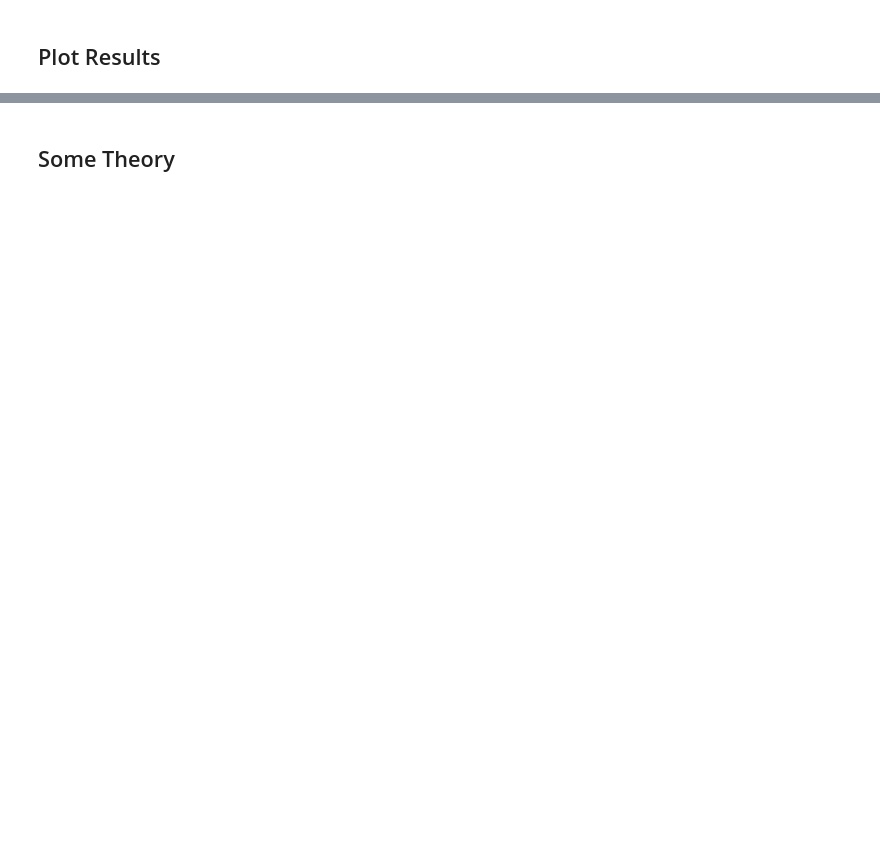
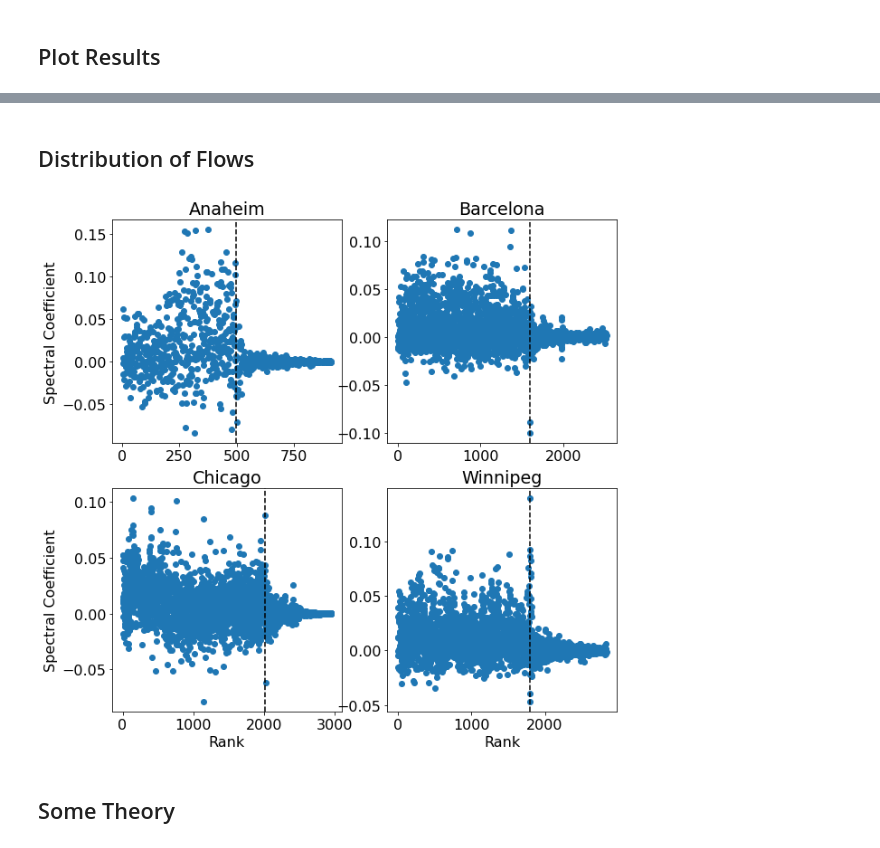
Before and after one commit to arnav-b/sensor-placement, a Jupyter notebook: flows.ipynb, the cells around one changed output, grey strips where cells are left out. Drawn from its saved outputs; the diff is of its cells as text; code cells hidden in the pictures; blank space fills up the shorter version.

```diff
--- a/flows.ipynb
+++ b/flows.ipynb
@@ -48,0 +195,14 @@ plt.savefig("results/traffic_correlations.pdf")
+# %% [markdown]
+## Distribution of Flows
+# %%
+fig, ax = plt.subplots(2, 2, figsize=(10, 10))
+
+plot_spectral_coefs(*utils.data.read_tntp_graph("data/Anaheim/Anaheim_flow.tntp"), ax[0][0], "Anaheim", ylabel=True)
+plot_spectral_coefs(*utils.data.read_tntp_graph("data/Barcelona/Barcelona_flow.tntp"), ax[0][1], "Barcelona")
+plot_spectral_coefs(*utils.data.read_tntp_graph("data/Chicago-Sketch/ChicagoSketch_flow.tntp"), ax[1][0], "Chicago",
+                   xlabel=True, ylabel=True)
+_, _, _ = plot_spectral_coefs(*utils.data.read_tntp_graph("data/Winnipeg/Winnipeg_flow.tntp"), ax[1][1], "Winnipeg",
+                             xlabel=True)
+plt.savefig("results/spectral_coefs.pdf")
+# %% [output]
+[figure, added]
```
Also changed, not shown: parts of 38 cells of this notebook, 4 other files.
